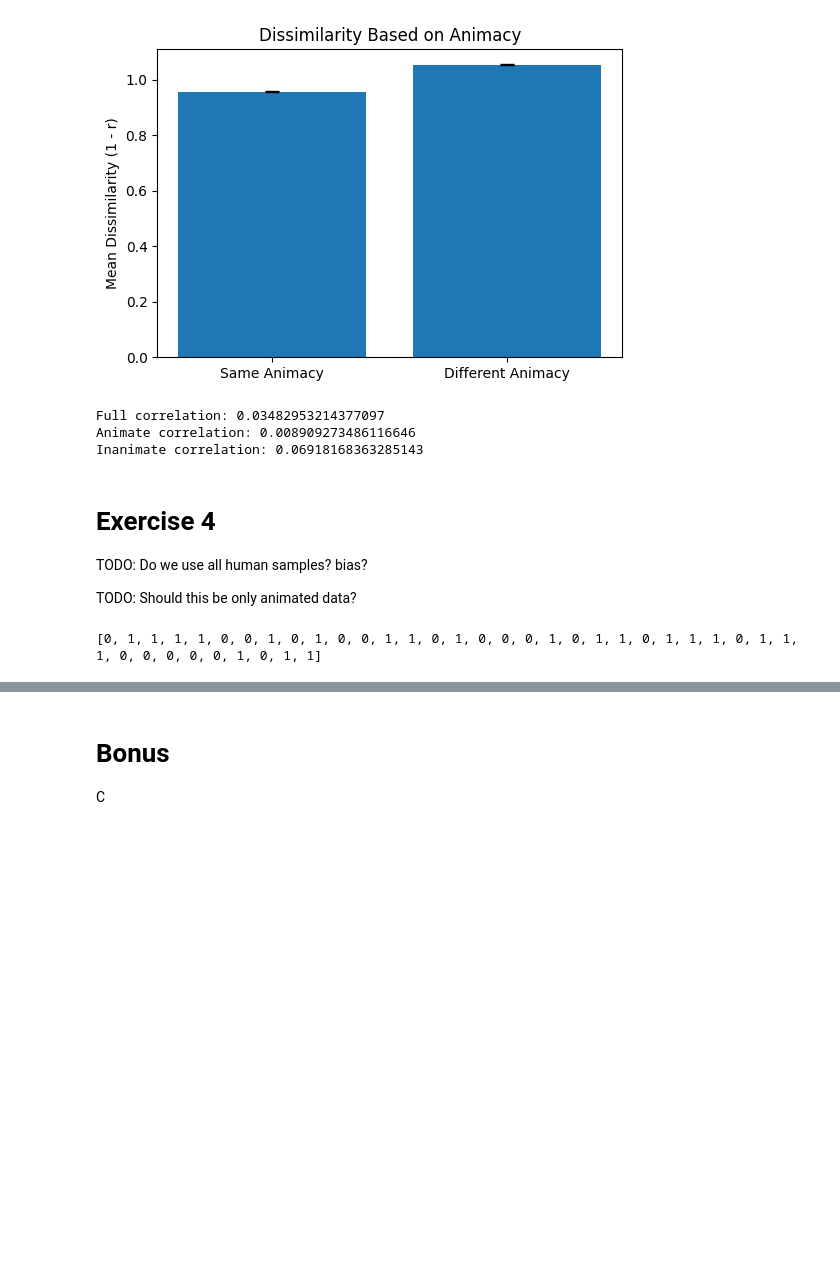
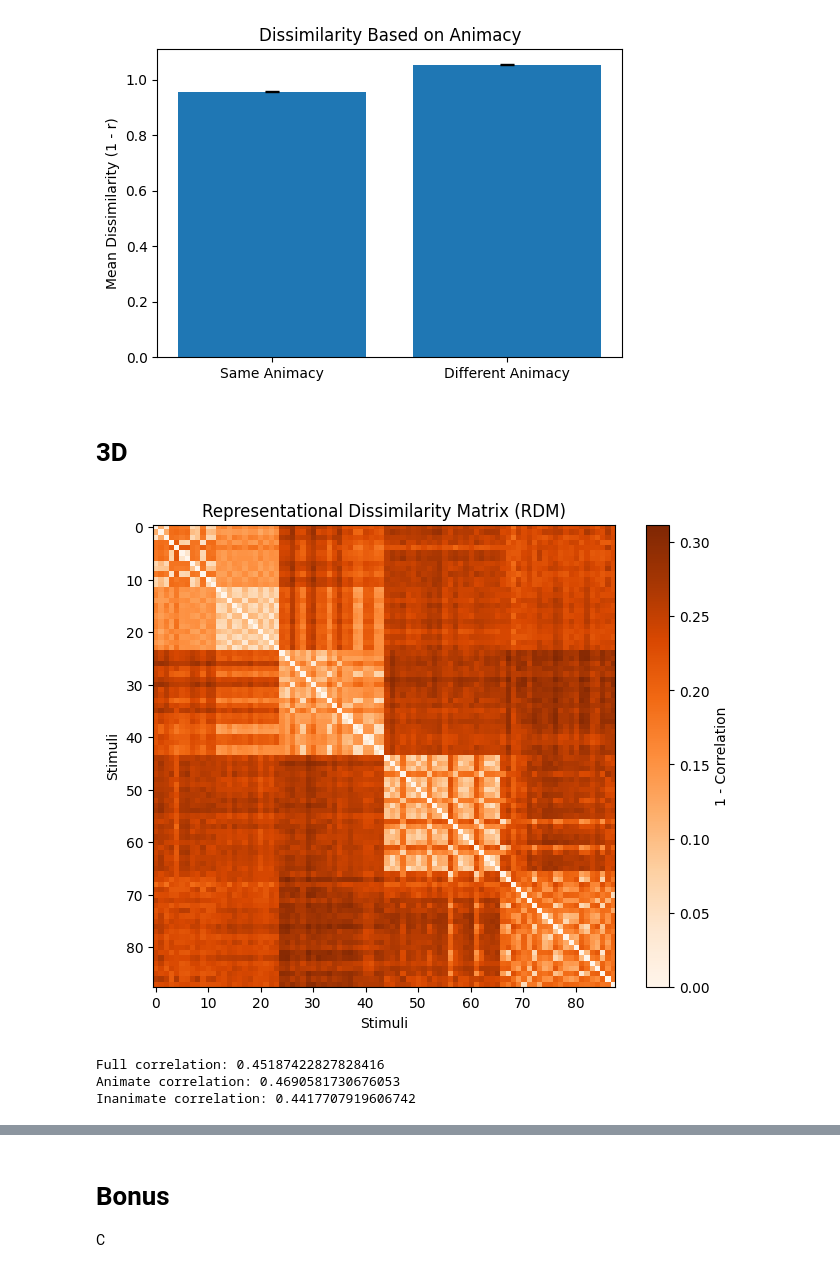
Before and after one commit to Lou1108/CognitiveModelling, a Jupyter notebook: Assignment2/assignment2.ipynb, the cells around one changed output, grey strips where cells are left out. Saved outputs shown, nothing was run; the diff lists cells and outputs as text; code cells hidden in the pictures; blank space fills up the shorter version.

Commit message:
bug fixes exercise 3

```diff
--- a/Assignment2/assignment2.ipynb
+++ b/Assignment2/assignment2.ipynb
@@ -299,43 +299,53 @@ plt.savefig("3B_dissimilarity_barplot")
 plt.show()
 # %% [output]
 [figure]
+# %% [markdown]
+# 3D
+# %%
+import numpy as np
+
+behavioral_rdm = pd.read_csv(r'data/BehaviourRDM.csv', header=0)
+
+# plot RDM bahvaiour
+
+plt.figure(figsize=(8, 6))
+# scale adjusted for 0.8-1.2
+plt.imshow(behavioral_rdm, cmap='Oranges')
+plt.colorbar(label='1 - Correlation')
+plt.title('Representational Dissimilarity Matrix (RDM)')
+plt.xlabel('Stimuli')
+plt.ylabel('Stimuli')
+plt.savefig("Behaviour_rdm_plot")
+plt.show()
+# %% [output]
+[figure, added]
 # %%
-import numpy as np
+# flatten arrays
+rdm_flat = rdm.flatten()
 
-behavioral_rdm = np.genfromtxt(r'data/BehaviourRDM.csv', delimiter=',', skip_header=1)
-
-if behavioral_rdm.shape != rdm.shape:
-    min_rows = min(rdm.shape[0], behavioral_rdm.shape[0])
-    min_cols = min(rdm.shape[1], behavioral_rdm.shape[1])
-    rdm = rdm[:min_rows, :min_cols]
-    behavioral_rdm = behavioral_rdm[:min_rows, :min_cols]
-
-rdm_flat = rdm.flatten()
+behavioral_rdm = behavioral_rdm.to_numpy()
 behavioral_rdm_flat = behavioral_rdm.flatten()
 
+# compute full correlation (behavioral animate with fMRI animate + behavioral inanimate with fMRI inanimate)
 full_corr = np.corrcoef(rdm_flat, behavioral_rdm_flat)[0, 1]
 
 animate_indices = np.where(animacy_labels == 1)[0]
 inanimate_indices = np.where(animacy_labels == 0)[0]
 
-animate_rdm = rdm[np.ix_(animate_indices, animate_indices)]
-animate_behav_rdm = behavioral_rdm[np.ix_(animate_indices, animate_indices)]
-animate_corr = np.corrcoef(animate_rdm.flatten(), animate_behav_rdm.flatten())[0, 1]
+# compute animate correlation (only animate (behavioral animate with fMRI animate))
+animate_rdm = rdm[animate_indices]
+animate_behavioural_rdm = behavioral_rdm[animate_indices]
+animate_corr = np.corrcoef(animate_rdm.flatten(), animate_behavioural_rdm.flatten())[0, 1]
 
-inanimate_rdm = rdm[np.ix_(inanimate_indices, inanimate_indices)]
-inanimate_behav_rdm = behavioral_rdm[np.ix_(inanimate_indices, inanimate_indices)]
+# compute inanimate correlation (only inanimate (behavioral inanimate with fMRI inanimate))
+inanimate_rdm = rdm[inanimate_indices]
+inanimate_behav_rdm = behavioral_rdm[inanimate_indices]
 inanimate_corr = np.corrcoef(inanimate_rdm.flatten(), inanimate_behav_rdm.flatten())[0, 1]
 
 print(f"Full correlation: {full_corr}")
 print(f"Animate correlation: {animate_corr}")
 print(f"Inanimate correlation: {inanimate_corr}")
 # %% [output]
-Full correlation: 0.03482953214377097
-Animate correlation: 0.008909273486116646
-Inanimate correlation: 0.06918168363285143
+Full correlation: 0.45187422827828416
+Animate correlation: 0.4690581730676053
+Inanimate correlation: 0.4417707919606742
-# %% [markdown]
-# Exercise 4
-
-TODO: Do we use all human samples? bias?
-
-TODO: Should this be only animated data?
@@ -391,9 +351,0 @@ def leave_one_out_cv(X, y):
-# %%
-# data set and labels containing non-human and human data
-loocv_data = pd.concat([human, nonhuman])
-loocv_labels = np.array([1]*20 +  [-1]*20)
-
-accuracy = leave_one_out_cv(loocv_data, loocv_labels)
-print(accuracy)
-# %% [output]
-[0, 1, 1, 1, 1, 0, 0, 1, 0, 1, 0, 0, 1, 1, 0, 1, 0, 0, 0, 1, 0, 1, 1, 0, 1, 1, 1, 0, 1, 1, 1, 0, 0, 0, 0, 0, 1, 0, 1, 1]
```
Also changed, not shown: parts of 8 cells of this notebook.
